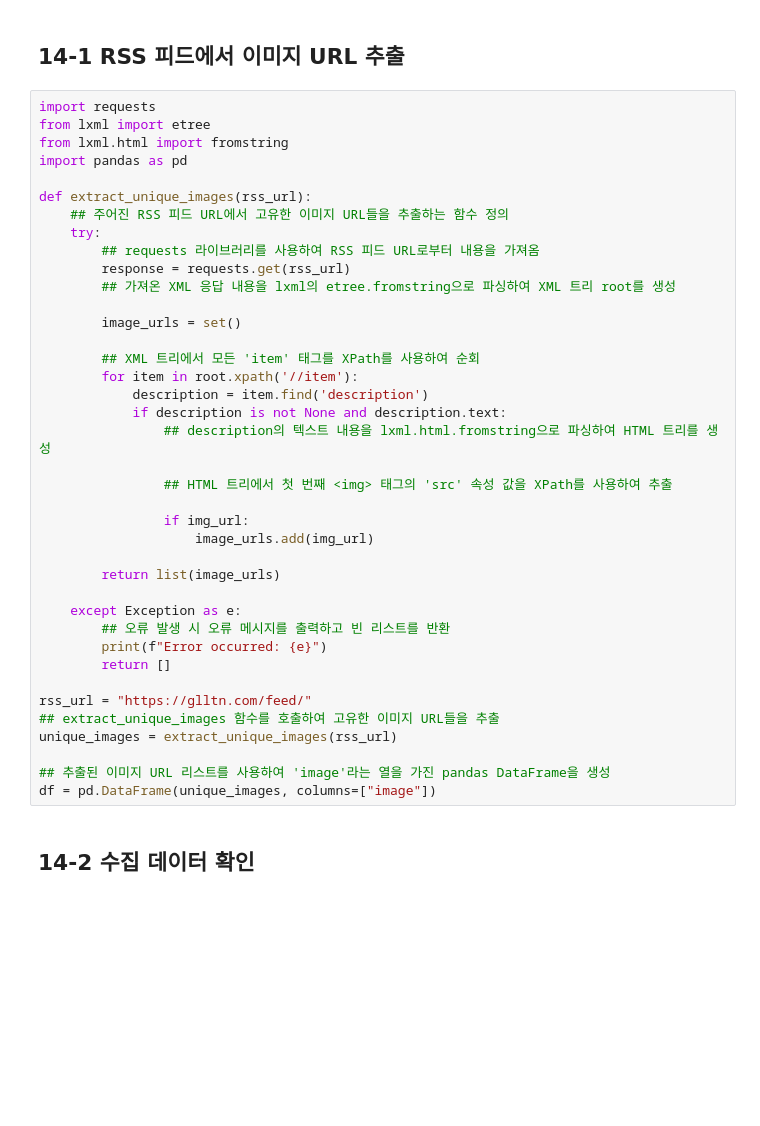
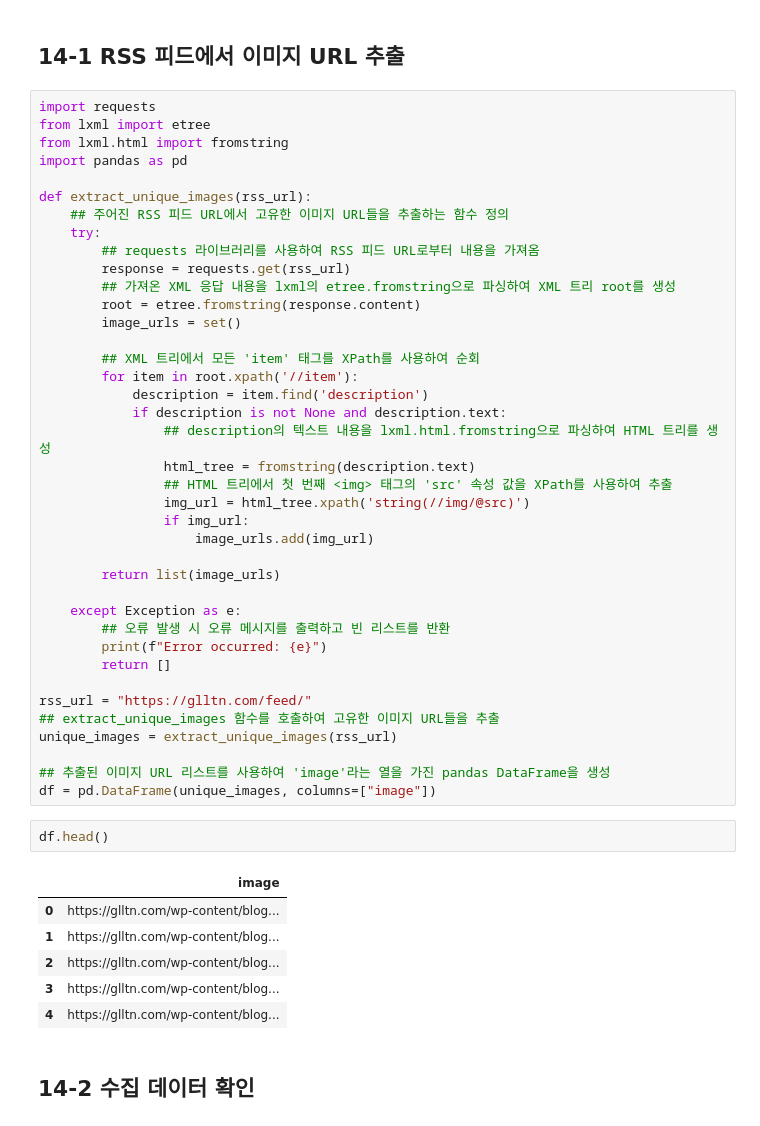
Before and after one commit to akatwinkle/bab_bab, a Jupyter notebook: 오픈소스_데이터_분석_14강.ipynb, the cells around one changed output. Cells and saved outputs as stored; diff of their text form; blank space fills up the shorter version.

```diff
--- a/오픈소스_데이터_분석_14강.ipynb
+++ b/오픈소스_데이터_분석_14강.ipynb
@@ -60,7 +60,7 @@ def extract_unique_images(rss_url):
         ## requests 라이브러리를 사용하여 RSS 피드 URL로부터 내용을 가져옴
         response = requests.get(rss_url)
         ## 가져온 XML 응답 내용을 lxml의 etree.fromstring으로 파싱하여 XML 트리 root를 생성
-
+        root = etree.fromstring(response.content)
         image_urls = set()
 
         ## XML 트리에서 모든 'item' 태그를 XPath를 사용하여 순회
@@ -68,9 +68,9 @@ def extract_unique_images(rss_url):
             description = item.find('description')
             if description is not None and description.text:
                 ## description의 텍스트 내용을 lxml.html.fromstring으로 파싱하여 HTML 트리를 생성
-
+                html_tree = fromstring(description.text)
                 ## HTML 트리에서 첫 번째 <img> 태그의 'src' 속성 값을 XPath를 사용하여 추출
-
+                img_url = html_tree.xpath('string(//img/@src)')
                 if img_url:
                     image_urls.add(img_url)
 
@@ -87,6 +87,15 @@ unique_images = extract_unique_images(rss_url)
 
 ## 추출된 이미지 URL 리스트를 사용하여 'image'라는 열을 가진 pandas DataFrame을 생성
 df = pd.DataFrame(unique_images, columns=["image"])
+# %%
+df.head()
+# %% [output]
+|  | image |
+| 0 | https://glltn.com/wp-content/blog... |
+| 1 | https://glltn.com/wp-content/blog... |
+| 2 | https://glltn.com/wp-content/blog... |
+| 3 | https://glltn.com/wp-content/blog... |
+| 4 | https://glltn.com/wp-content/blog... |
 # %% [markdown]
 ## 14-2 수집 데이터 확인
 # %%
```
Also changed, not shown: parts of 17 cells of this notebook.
